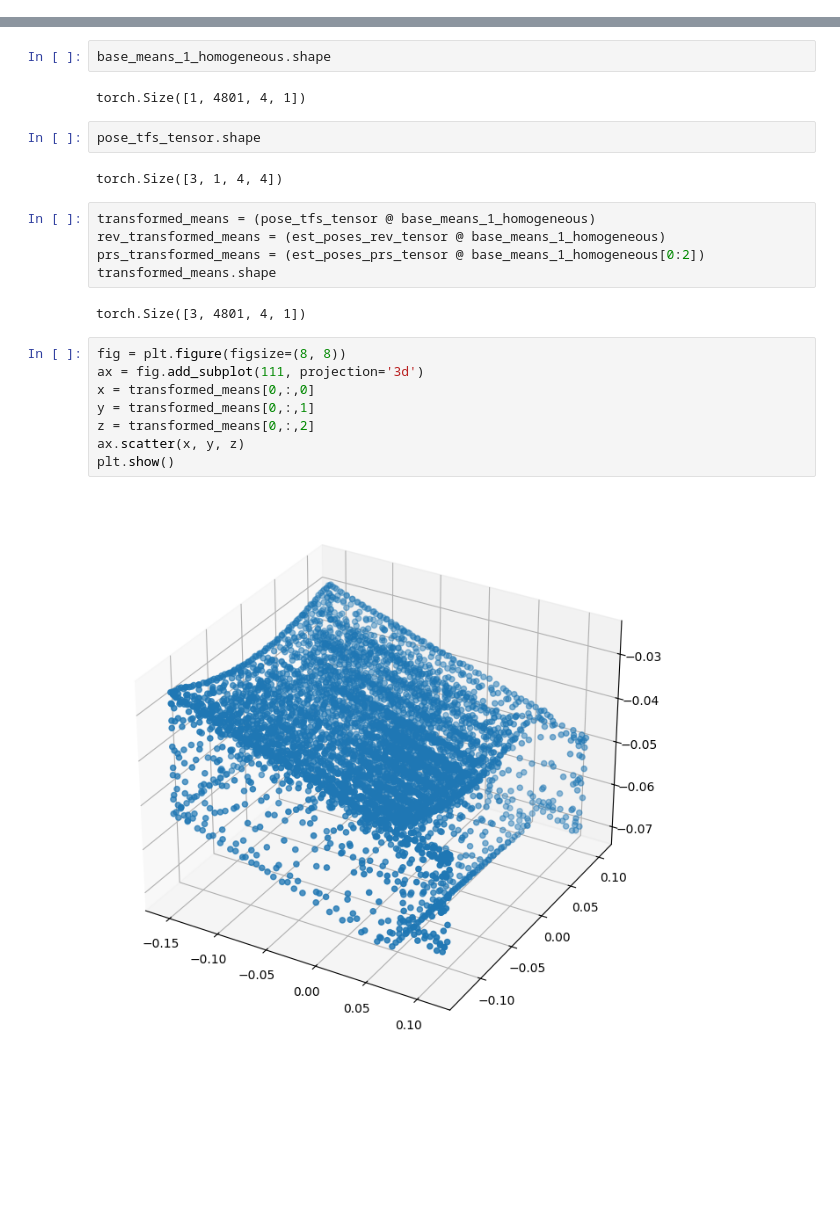
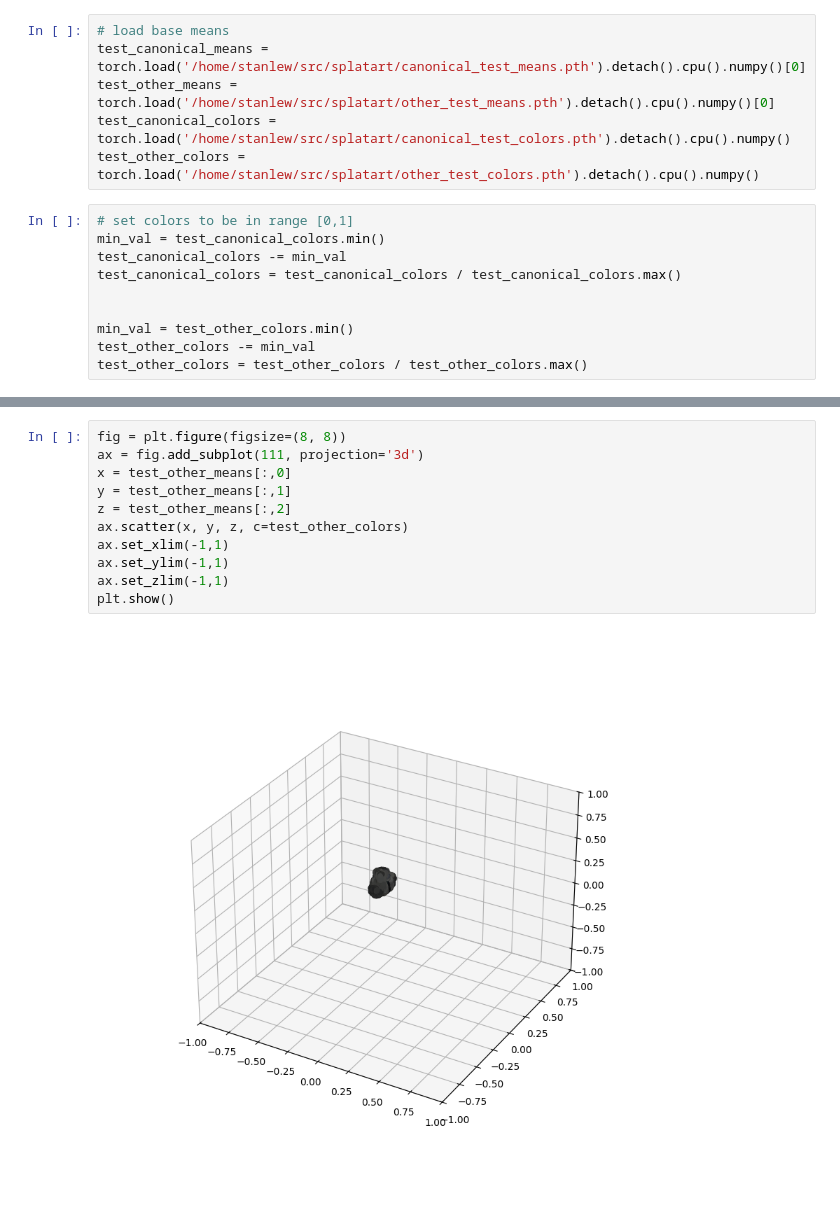
Before and after one commit to stanlew7531/splatart, a Jupyter notebook: splatart/scripts/inspect_points.ipynb, the cells around one changed output, grey strips where cells are left out. Cells and saved outputs as stored; diff of their text form; blank space fills up the shorter version.

```diff
--- a/splatart/scripts/inspect_points.ipynb
+++ b/splatart/scripts/inspect_points.ipynb
@@ -21,3 +10,19 @@ tgt_poses_1 = np.load('/home/stanlew/src/splatart/tgt_poses_ocv_1.npy')
+# %%
+# load base means
+test_canonical_means = torch.load('/home/stanlew/src/splatart/canonical_test_means.pth').detach().cpu().numpy()[0]
+test_other_means = torch.load('/home/stanlew/src/splatart/other_test_means.pth').detach().cpu().numpy()[0]
+test_canonical_colors = torch.load('/home/stanlew/src/splatart/canonical_test_colors.pth').detach().cpu().numpy()
+test_other_colors = torch.load('/home/stanlew/src/splatart/other_test_colors.pth').detach().cpu().numpy()
+# %%
+# set colors to be in range [0,1]
+min_val = test_canonical_colors.min()
+test_canonical_colors -= min_val
+test_canonical_colors = test_canonical_colors / test_canonical_colors.max()
+
+
+min_val = test_other_colors.min()
+test_other_colors -= min_val
+test_other_colors = test_other_colors / test_other_colors.max()
 # %%
 fig = plt.figure(figsize=(8, 8))
 ax = fig.add_subplot(111, projection='3d')
@@ -88,25 +39,13 @@ base_means_1_homogeneous = torch.cat((base_means_1_tensor, ones), dim=1).unsquee
-# %%
-base_means_1_homogeneous.shape
-# %% [output]
-torch.Size([1, 4801, 4, 1])
-# %%
-pose_tfs_tensor.shape
-# %% [output]
-torch.Size([3, 1, 4, 4])
-# %%
-transformed_means = (pose_tfs_tensor @ base_means_1_homogeneous)
-rev_transformed_means = (est_poses_rev_tensor @ base_means_1_homogeneous)
-prs_transformed_means = (est_poses_prs_tensor @ base_means_1_homogeneous[0:2])
-transformed_means.shape
-# %% [output]
-torch.Size([3, 4801, 4, 1])
 # %%
 fig = plt.figure(figsize=(8, 8))
 ax = fig.add_subplot(111, projection='3d')
-x = transformed_means[0,:,0]
-y = transformed_means[0,:,1]
-z = transformed_means[0,:,2]
-ax.scatter(x, y, z)
+x = test_other_means[:,0]
+y = test_other_means[:,1]
+z = test_other_means[:,2]
+ax.scatter(x, y, z, c=test_other_colors)
+ax.set_xlim(-1,1)
+ax.set_ylim(-1,1)
+ax.set_zlim(-1,1)
 plt.show()
 # %% [output]
-[figure, old version]
+[figure, new version]
```
Also changed, not shown: parts of 25 cells of this notebook, 15 other files.
